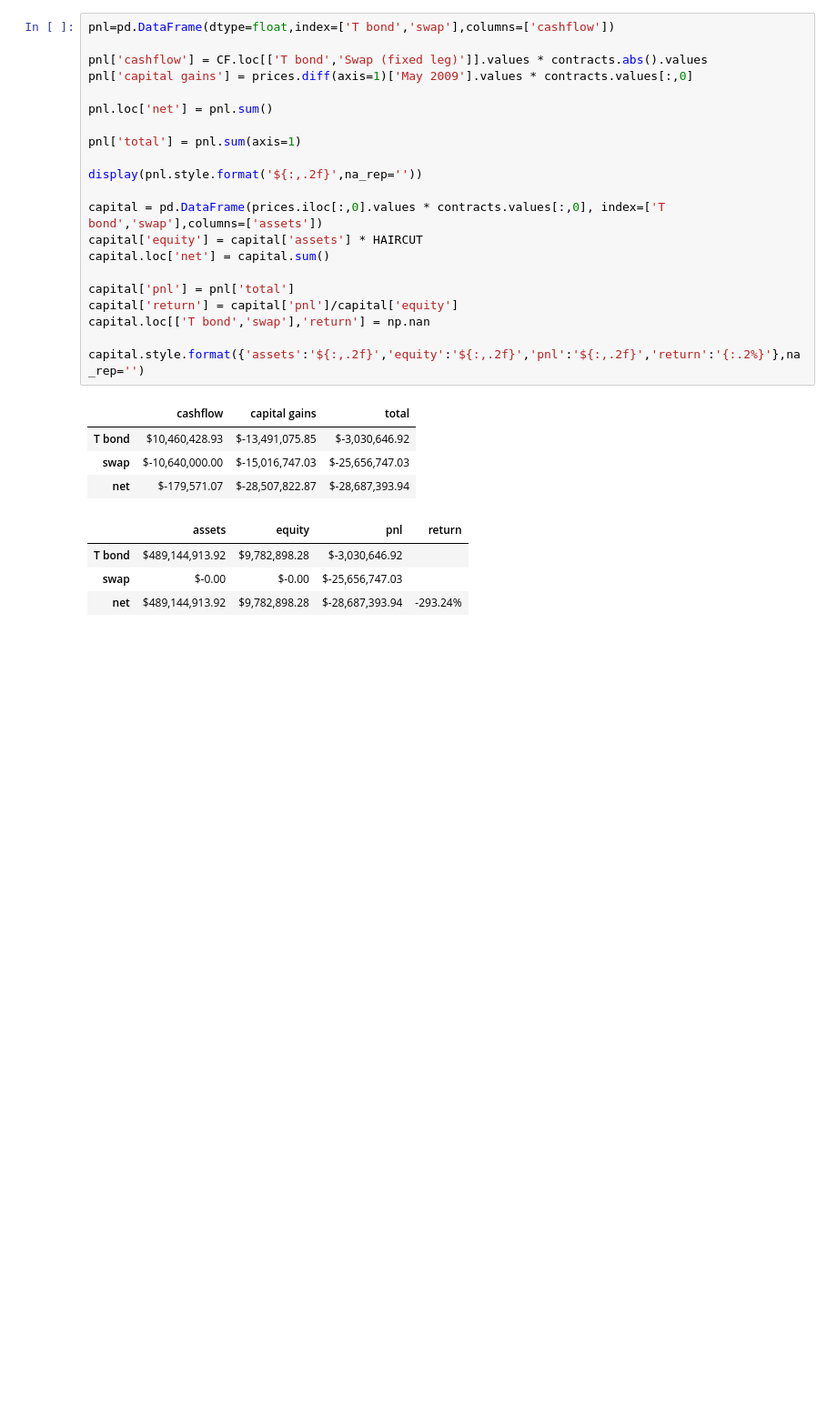
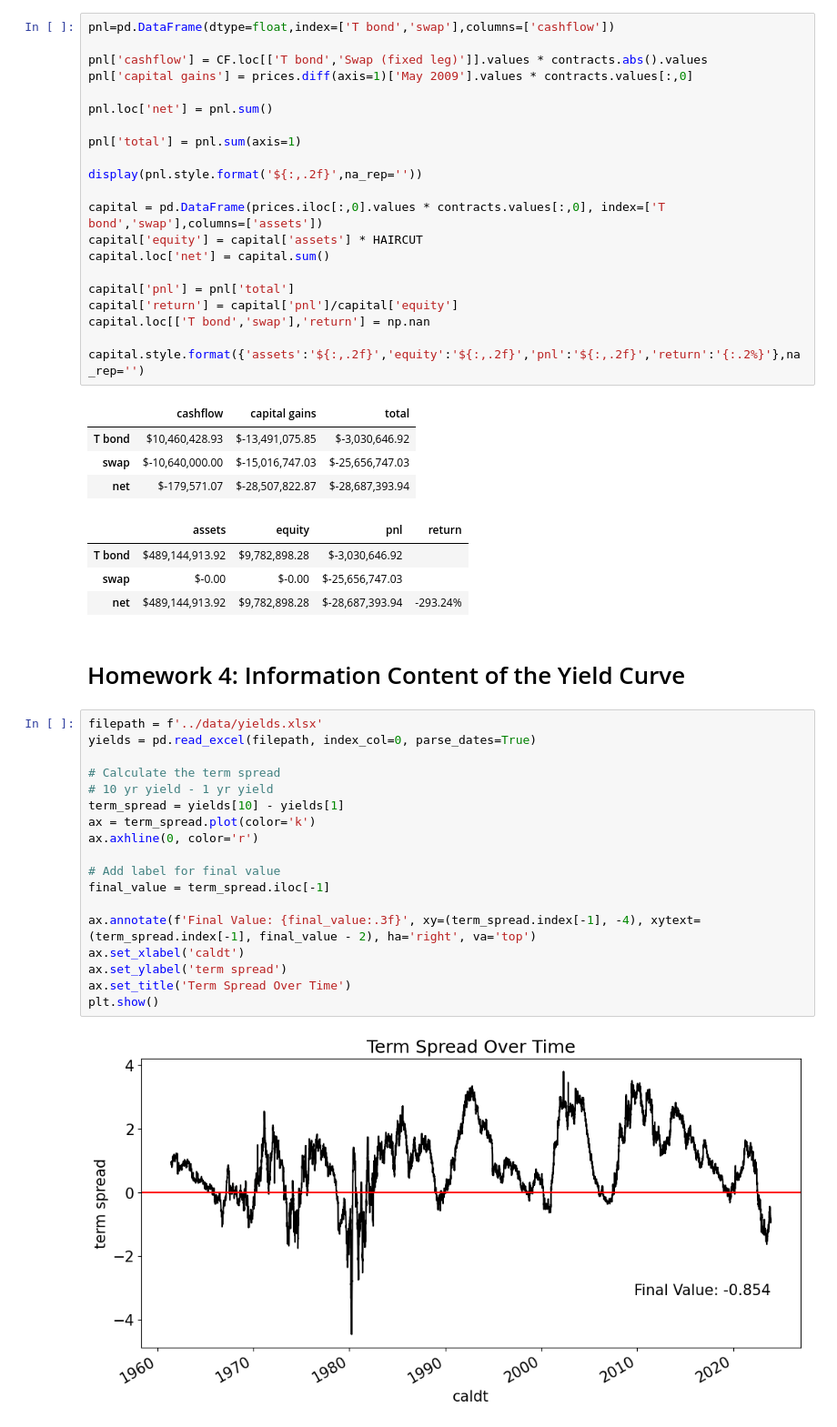
Before and after one commit to nicklewis-16/finm-fixedincome-2024, a Jupyter notebook: reviews/final-exam-hw-questiontypes.ipynb, the cells around one changed output. Shown at 91% size. Cells and saved outputs as stored; diff of their text form; blank space fills up the shorter version.

```diff
--- a/reviews/final-exam-hw-questiontypes.ipynb
+++ b/reviews/final-exam-hw-questiontypes.ipynb
@@ -1904,3 +1944,25 @@ capital.style.format({'assets':'${:,.2f}','equity':'${:,.2f}','pnl':'${:,.2f}','
 | T bond | $489,144,913.92 | $9,782,898.28 | $-3,030,646.92 |  |
 | swap | $-0.00 | $-0.00 | $-25,656,747.03 |  |
 | net | $489,144,913.92 | $9,782,898.28 | $-28,687,393.94 | -293.24% |
+# %% [markdown]
+# Homework 4: Information Content of the Yield Curve
+# %%
+filepath = f'../data/yields.xlsx'
+yields = pd.read_excel(filepath, index_col=0, parse_dates=True)
+
+# Calculate the term spread
+# 10 yr yield - 1 yr yield
+term_spread = yields[10] - yields[1]
+ax = term_spread.plot(color='k')
+ax.axhline(0, color='r')
+
+# Add label for final value
+final_value = term_spread.iloc[-1]
+
+ax.annotate(f'Final Value: {final_value:.3f}', xy=(term_spread.index[-1], -4), xytext=(term_spread.index[-1], final_value - 2), ha='right', va='top')
+ax.set_xlabel('caldt')
+ax.set_ylabel('term spread')
+ax.set_title('Term Spread Over Time')
+plt.show()
+# %% [output]
+[figure, added]
```
Also changed, not shown: parts of 36 cells of this notebook, 1 other file.
